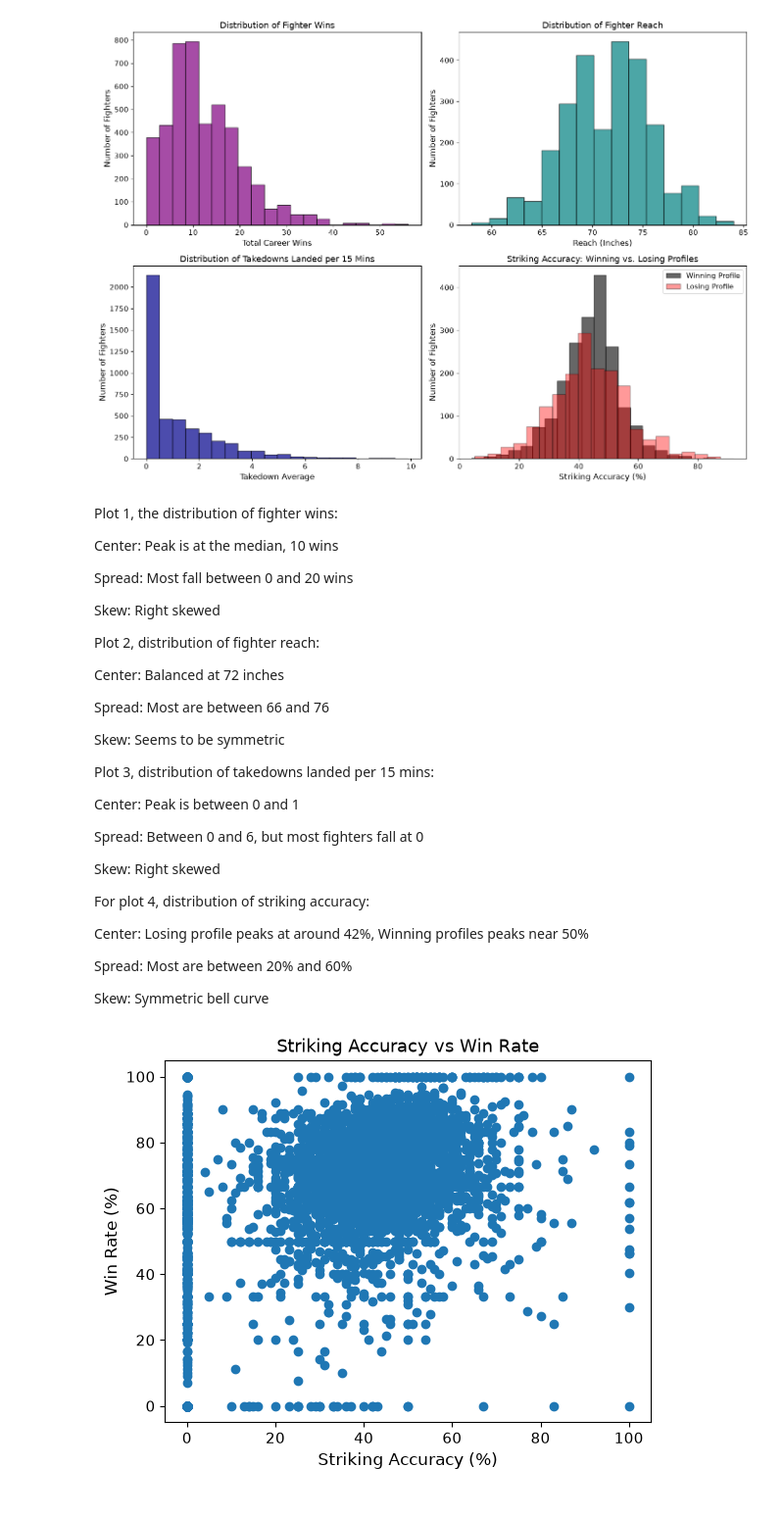
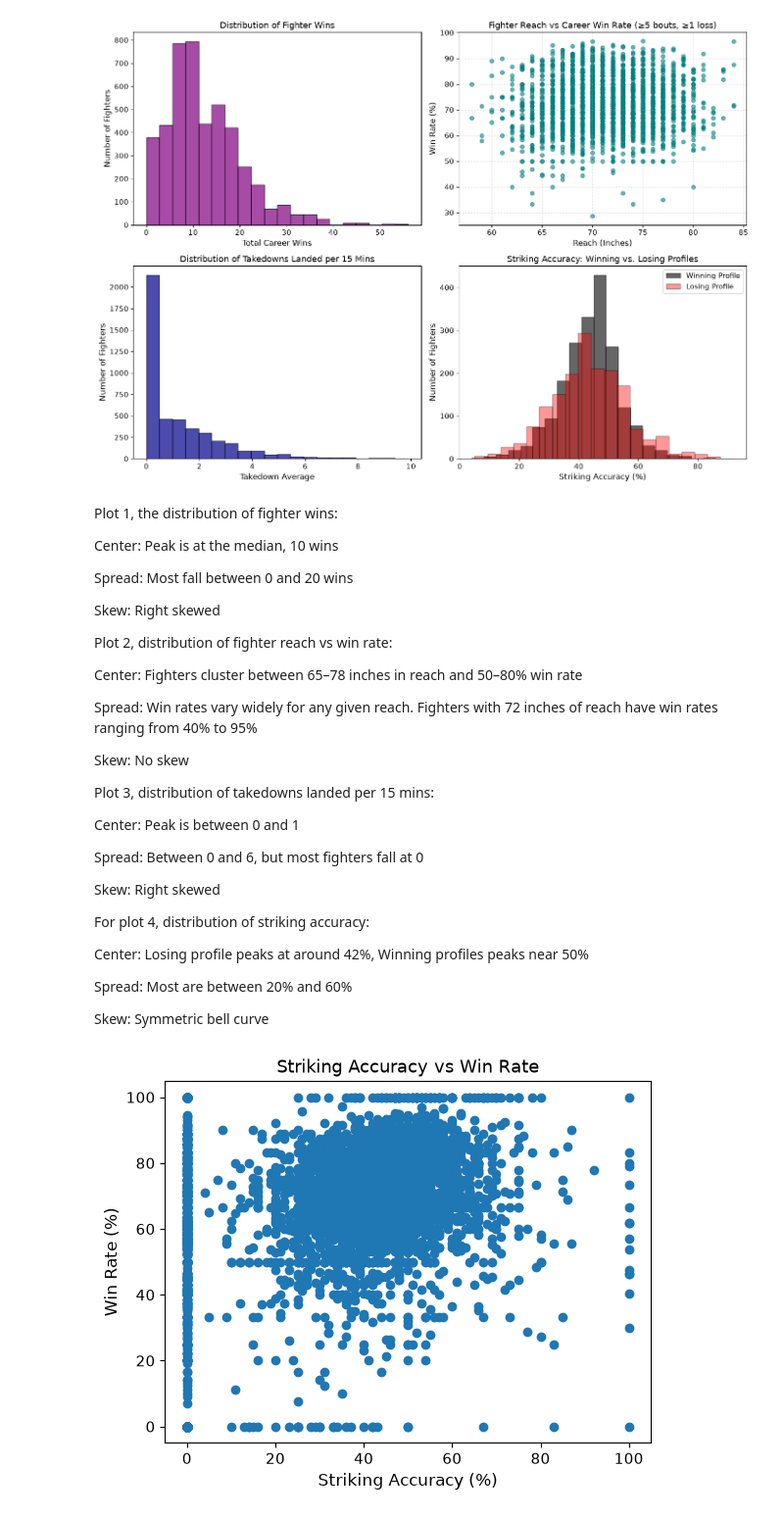
Before and after one commit to Tpate33/cs418-ufc-fight-analysis, a Jupyter notebook: eda.ipynb, the cells around one changed output. Shown at 98% size. Saved outputs shown, nothing was run; the diff lists cells and outputs as text; code cells hidden in the pictures.

```diff
--- a/eda.ipynb
+++ b/eda.ipynb
@@ -108,38 +203,44 @@ axes[0].hist(wins_data, bins=20, color="purple", edgecolor="black", alpha=0.7)
 axes[0].set_title("Distribution of Fighter Wins")
 axes[0].set_xlabel("Total Career Wins")
 axes[0].set_ylabel("Number of Fighters")
 
 # Plot 2: Reach
-reach_data = df.filter(pl.col("reach").is_not_null())["reach"].to_list()
-axes[1].hist(reach_data, bins=15, color="teal", edgecolor="black", alpha=0.7)
-axes[1].set_title("Distribution of Fighter Reach")
+reach_win_data = df.filter(
+    (pl.col("reach").is_not_null()) &
+    (pl.col("wins") + pl.col("losses") + pl.col("draws") >= 5) &  # At least 5 bouts
+    (pl.col("losses") >= 1)  # At least 1 loss to avoid 100% win rate noise
+).select(["reach", "win_rate"]).drop_nulls()
+
+axes[1].scatter(reach_win_data["reach"], reach_win_data["win_rate"], alpha=0.6, color="teal")
+axes[1].set_title("Fighter Reach vs Career Win Rate (≥5 bouts, ≥1 loss)")
 axes[1].set_xlabel("Reach (Inches)")
-axes[1].set_ylabel("Number of Fighters")
+axes[1].set_ylabel("Win Rate (%)")
+axes[1].grid(True, linestyle=":", alpha=0.6)
 
 # Plot 3: Wrestling Takedowns
 td_data = df.filter(pl.col("td_avg") < 10)["td_avg"].to_list()
 axes[2].hist(td_data, bins=20, color="darkblue", edgecolor="black", alpha=0.7)
 axes[2].set_title("Distribution of Takedowns Landed per 15 Mins")
 axes[2].set_xlabel("Takedown Average")
 axes[2].set_ylabel("Number of Fighters")
 
 # Plot 4: Striking Accuracy
 valid_stats = df.filter((pl.col("str_acc") > 0) & (pl.col("str_acc") < 100))
 median_wins = df["wins"].median()
 high_winners = valid_stats.filter(pl.col("wins") > median_wins)["str_acc"].to_list()
 low_winners = valid_stats.filter(pl.col("wins") <= median_wins)["str_acc"].to_list()
 
 axes[3].hist(high_winners, bins=20, color="black", edgecolor="black", alpha=0.6, label="Winning Profile")
 axes[3].hist(low_winners, bins=20, color="red", edgecolor="black", alpha=0.4, label="Losing Profile")
 axes[3].set_title("Striking Accuracy: Winning vs. Losing Profiles")
 axes[3].set_xlabel("Striking Accuracy (%)")
 axes[3].set_ylabel("Number of Fighters")
 axes[3].legend()
 
 plt.tight_layout()
 plt.show()
 # %% [output]
-[figure, old version]
+[figure, new version]
 # %% [markdown]
 Plot 1, the distribution of fighter wins:
 
@@ -149,13 +250,13 @@ Spread: Most fall between 0 and 20 wins
 
 Skew: Right skewed
 
-Plot 2, distribution of fighter reach:
+Plot 2, distribution of fighter reach vs win rate:
 
-Center: Balanced at 72 inches
+Center: Fighters cluster between 65–78 inches in reach and 50–80% win rate
 
-Spread: Most are between 66 and 76
+Spread: Win rates vary widely for any given reach. Fighters with 72 inches of reach have win rates ranging from 40% to 95%
 
-Skew: Seems to be symmetric
+Skew: No skew
 
 Plot 3, distribution of takedowns landed per 15 mins:
 
```
Also changed, not shown: parts of 10 cells of this notebook, 3 other files.
